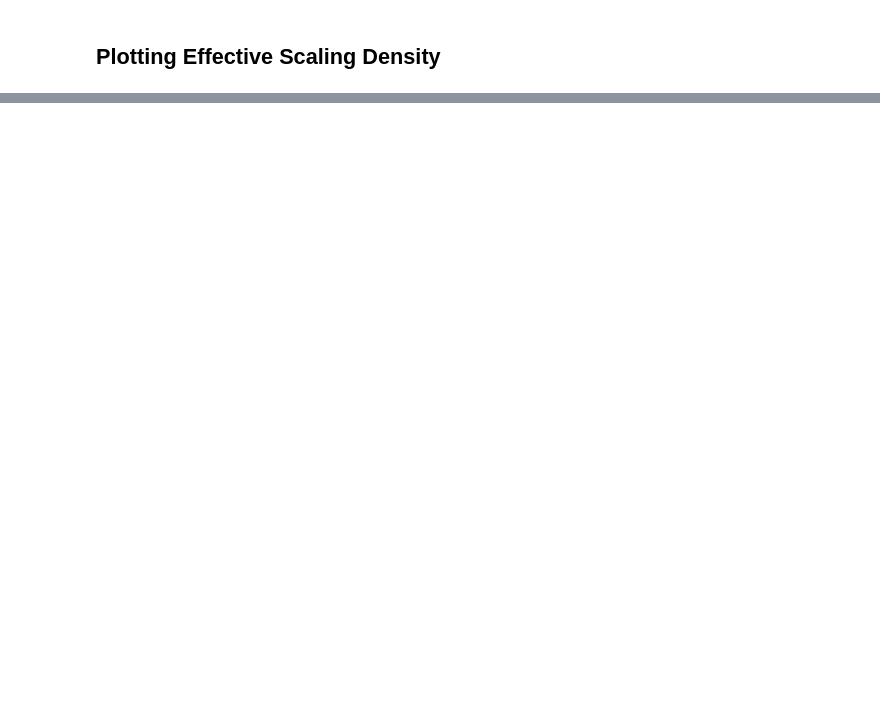
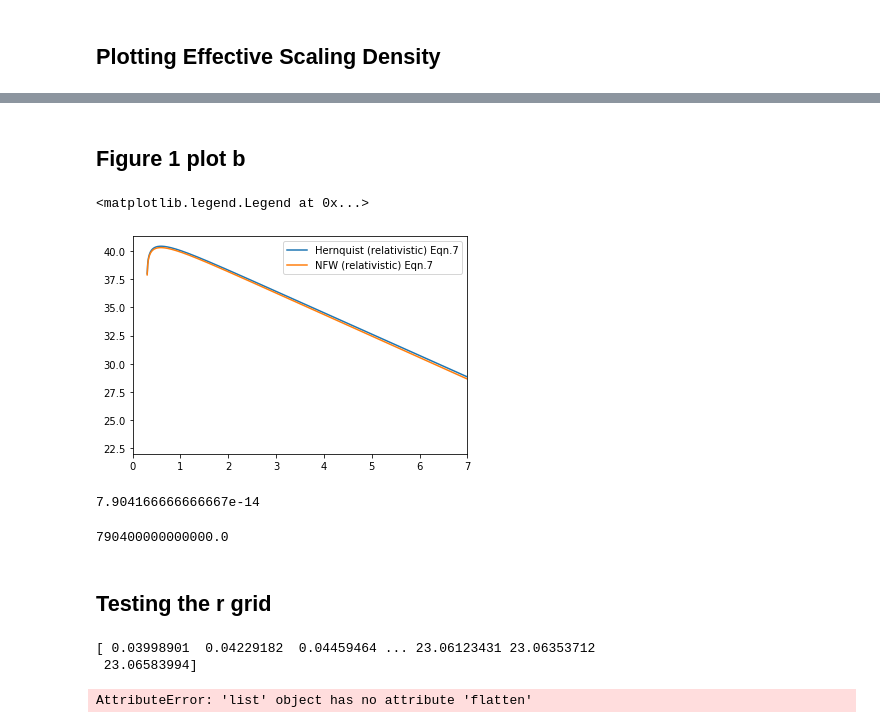
Before and after one commit to Hazkeel/GW-paper-code, a Jupyter notebook: GR_DensitySpikes.ipynb, the cells around one changed output, grey strips where cells are left out. Saved outputs shown, nothing was run; the diff lists cells and outputs as text; code cells hidden in the pictures; blank space fills up the shorter version.

```diff
--- a/GR_DensitySpikes.ipynb
+++ b/GR_DensitySpikes.ipynb
@@ -53,7 +53,7 @@ def rho_DM_general(r, **kwargs):
 ## Effective Scaling GR Density
 # %%
 scaleparameters={
-    'a':0.01, #[kpc]
+    'a':20.0, #[kpc]
     'rho0':0.3, #[GeV/cm^3]
     'Mbh':1e6 #[Msol]
 }
@@ -99,19 +99,22 @@ def rho_effective(r, **kwargs):
     rho0, Mbh, a = kwargs['rho0'], kwargs['Mbh'], kwargs['a']
     # profile params
     alpha, beta, gamma, delta = kwargs['alpha'], kwargs['beta'], kwargs['gamma'], kwargs['delta']
-    # fit params (might need to multiple A by 1e-43Msol?)
+    # fit params
     A, w, q, eta= kwargs['A'], kwargs['w'], kwargs['q'], kwargs['eta']
+
     # convert units so rho_bar has units 1/pc^2 and x_tilde is unitless
     r *= 1e3 #[kpc to pc]
     Mbh *= 4.8e-14 #[Msol to pc]
-    A *= 10**-43 * (4.8e-14)**-2 #[Msol^-2 to pc^-2]
+    A *= (10**-43) * (4.367e26) #[Msol^-2 to pc^-2: 1/2.29e-27]
+    x_tilde = r/Mbh
 
-    x_tilde = r/Mbh
-    rho_bar = A*((1-(4*eta / x_tilde))**w)*(((4.14e11)/x_tilde)**q)
+    rho_bar = A*((1-(4*eta / x_tilde))**w)*(((4.17*10**11)/x_tilde)**q)
 
     rho = rho_bar*(10**delta)*((rho0/0.3)**alpha)*((Mbh/1e6)**beta)*((a/20)**gamma)
 
-#     return np.log10(rho*1.264e15) # convert to GeV/cm^3
+    # convert back to GeV/cm^3 from 1/pc^2
+#     rho *= 1.264e15
+    rho*=7.934e14
 
     return rho
 # %%
@@ -167,0 +184,48 @@ plt.legend()
+# %% [markdown]
+## Figure 1 plot b
+# %%
+r_list = np.geomspace(1e-11,1,1000)
+#r_list = np.log10(r_list/(9.608e-11))
+
+rho_NFW_Hernquist_params = {**scaleparameters, **Hernparameters, **Hernfit_rel}
+rho_NFW_rel_params = {**scaleparameters, **NFWparameters, **NFWfit_rel}
+
+#take log after
+rhoHern_rel = np.array([[r, rho_effective(r, **rho_NFW_Hernquist_params)] for r in r_list])
+rhoNFW_rel = np.array([[r, rho_effective(r, **rho_NFW_rel_params)] for r in r_list])
+
+
+plt.plot(np.log10(rhoHern_rel[:,0]/(9.608e-11)),np.log10(rhoHern_rel[:,1]), label='Hernquist (relativistic) Eqn.7')
+plt.plot(np.log10(rhoNFW_rel[:,0]/(9.608e-11)),np.log10(rhoNFW_rel[:,1]), label='NFW (relativistic) Eqn.7')
+#plt.loglog(rhoNFW[:,0],rhoNFW[:,1], label='NFW Eqn.1')
+# plt.yscale('log')
+#plt.xscale('log')
+plt.xlim(0,7)
+# plt.ylim(10,42)
+plt.legend()
+# %% [output]
+<matplotlib.legend.Legend at 0x...>
+[figure, added]
+# %%
+37.94/(4.8*10**14) # 1/pc^2 to Gev?cm^3
+# %% [output]
+7.904166666666667e-14
+# %%
+7.904e14
+# %% [output]
+790400000000000.0
+# %% [markdown]
+## Testing the r grid
+# %%
+r_list = np.geomspace(1e-10,1,10000) #kpc
+Rs = 9.608e-11 #kpc
+print(np.log(r_list/Rs))
+# %% [output]
+[ 0.03998901  0.04229182  0.04459464 ... 23.06123431 23.06353712
+ 23.06583994]
+# %%
+arr = [[i,r] for i,r in (enumerate(np.log(r_list/Rs)))]
+print(arr.flatten())
+# plt.plot()
+# %% [output]
+AttributeError: 'list' object has no attribute 'flatten'
```
Also changed, not shown: parts of 9 cells of this notebook.
